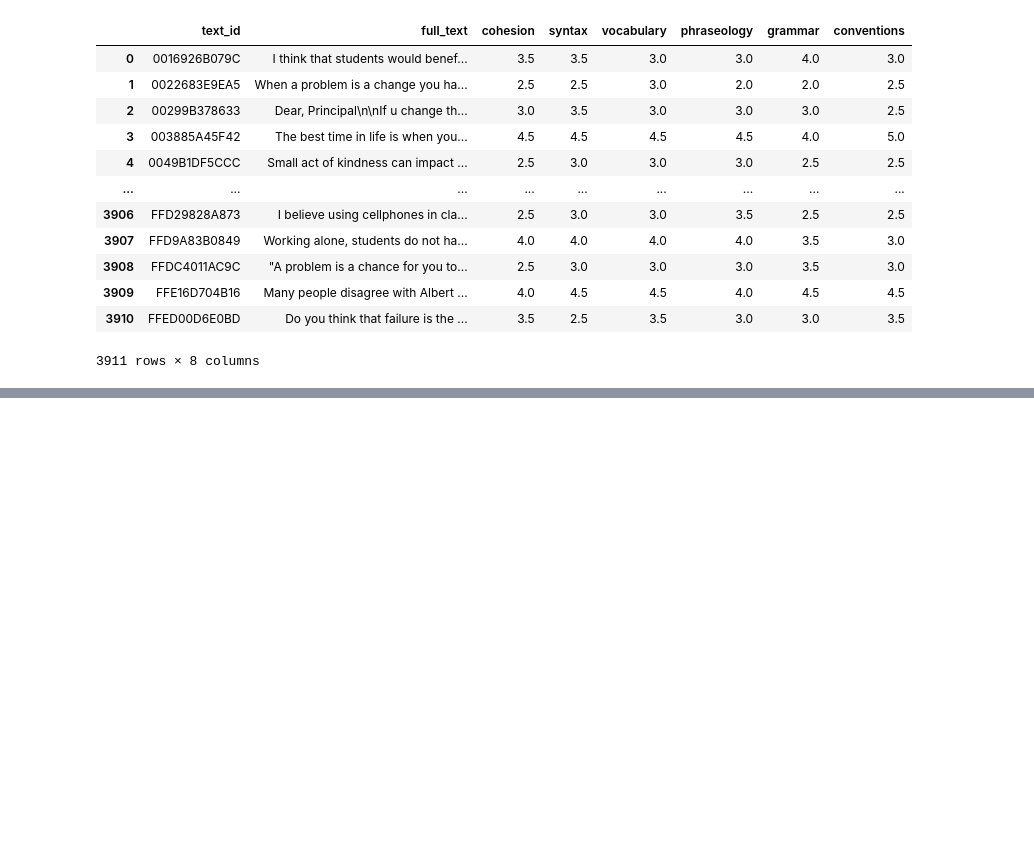
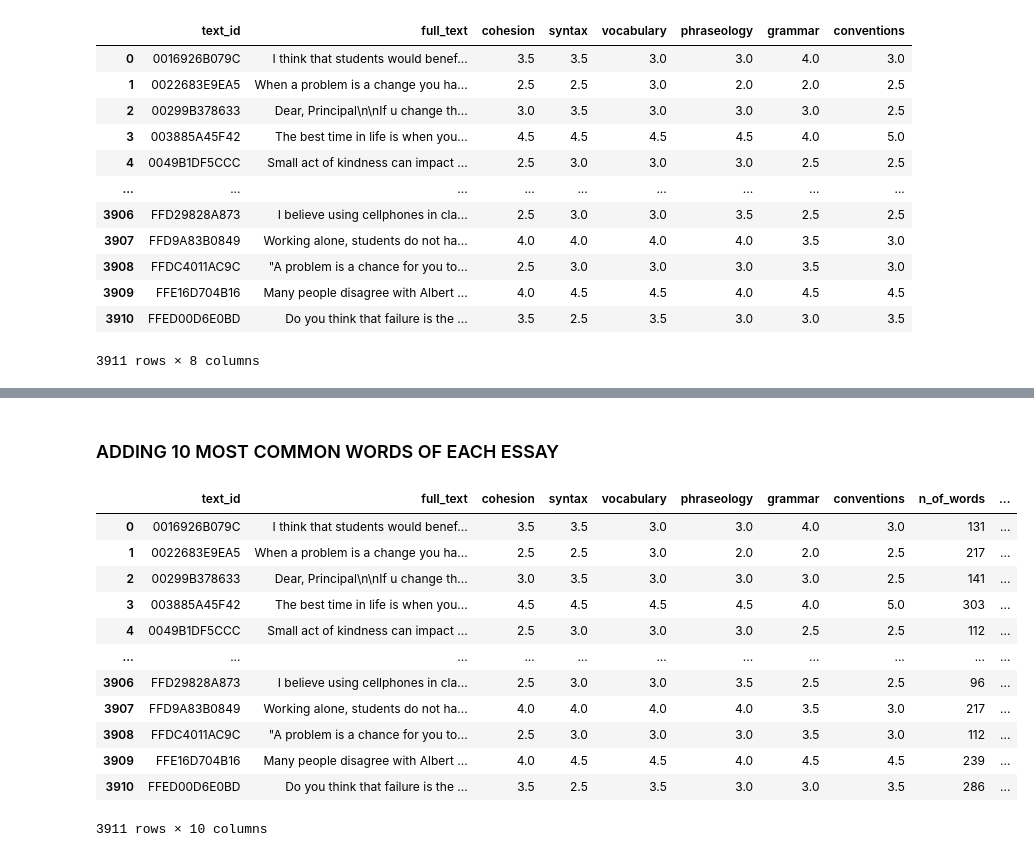
Before and after one commit to leofrio/English-Proficiency-Repository, a Jupyter notebook: doingit.ipynb, the cells around one changed output, grey strips where cells are left out. Drawn from its saved outputs; the diff is of its cells as text; code cells hidden in the pictures; blank space fills up the shorter version.

```diff
--- a/doingit.ipynb
+++ b/doingit.ipynb
@@ -46,0 +96,2 @@ df_train
+# %%
+df_relevant=df_train
@@ -46,0 +106,5 @@ df_train
+# %%
+df_train["full_text"]
+e_string=df_essays["full_text"][300]
+df_relevant["n_of_words"]=[get_num_words(essay,unique_words=False) for essay in df_train["full_text"]]
+df_relevant
@@ -47 +125,20 @@ df_train
+# %% [markdown]
+### ADDING 10 MOST COMMON WORDS OF EACH ESSAY
+# %%
+df_relevant["most_common_words"]=[getcommonwords(essay,10) for essay in df_essays["full_text"]]
+df_relevant
+# %% [output]
+|  | text_id | full_text | cohesion | syntax | vocabulary | phraseology | grammar | conventions | n_of_words | ... |
+| 0 | 0016926B079C | I think that students would benef... | 3.5 | 3.5 | 3.0 | 3.0 | 4.0 | 3.0 | 131 | ... |
+| 1 | 0022683E9EA5 | When a problem is a change you ha... | 2.5 | 2.5 | 3.0 | 2.0 | 2.0 | 2.5 | 217 | ... |
+| 2 | 00299B378633 | Dear, Principal\n\nIf u change th... | 3.0 | 3.5 | 3.0 | 3.0 | 3.0 | 2.5 | 141 | ... |
+| 3 | 003885A45F42 | The best time in life is when you... | 4.5 | 4.5 | 4.5 | 4.5 | 4.0 | 5.0 | 303 | ... |
+| 4 | 0049B1DF5CCC | Small act of kindness can impact ... | 2.5 | 3.0 | 3.0 | 3.0 | 2.5 | 2.5 | 112 | ... |
+| ... | ... | ... | ... | ... | ... | ... | ... | ... | ... | ... |
+| 3906 | FFD29828A873 | I believe using cellphones in cla... | 2.5 | 3.0 | 3.0 | 3.5 | 2.5 | 2.5 | 96 | ... |
+| 3907 | FFD9A83B0849 | Working alone, students do not ha... | 4.0 | 4.0 | 4.0 | 4.0 | 3.5 | 3.0 | 217 | ... |
+| 3908 | FFDC4011AC9C | "A problem is a chance for you to... | 2.5 | 3.0 | 3.0 | 3.0 | 3.5 | 3.0 | 112 | ... |
+| 3909 | FFE16D704B16 | Many people disagree with Albert ... | 4.0 | 4.5 | 4.5 | 4.0 | 4.5 | 4.5 | 239 | ... |
+| 3910 | FFED00D6E0BD | Do you think that failure is the ... | 3.5 | 2.5 | 3.5 | 3.0 | 3.0 | 3.5 | 286 | ... |
+3911 rows × 10 columns
 # %% [markdown]
```
Also changed, not shown: parts of 16 cells of this notebook, 1 other file.
